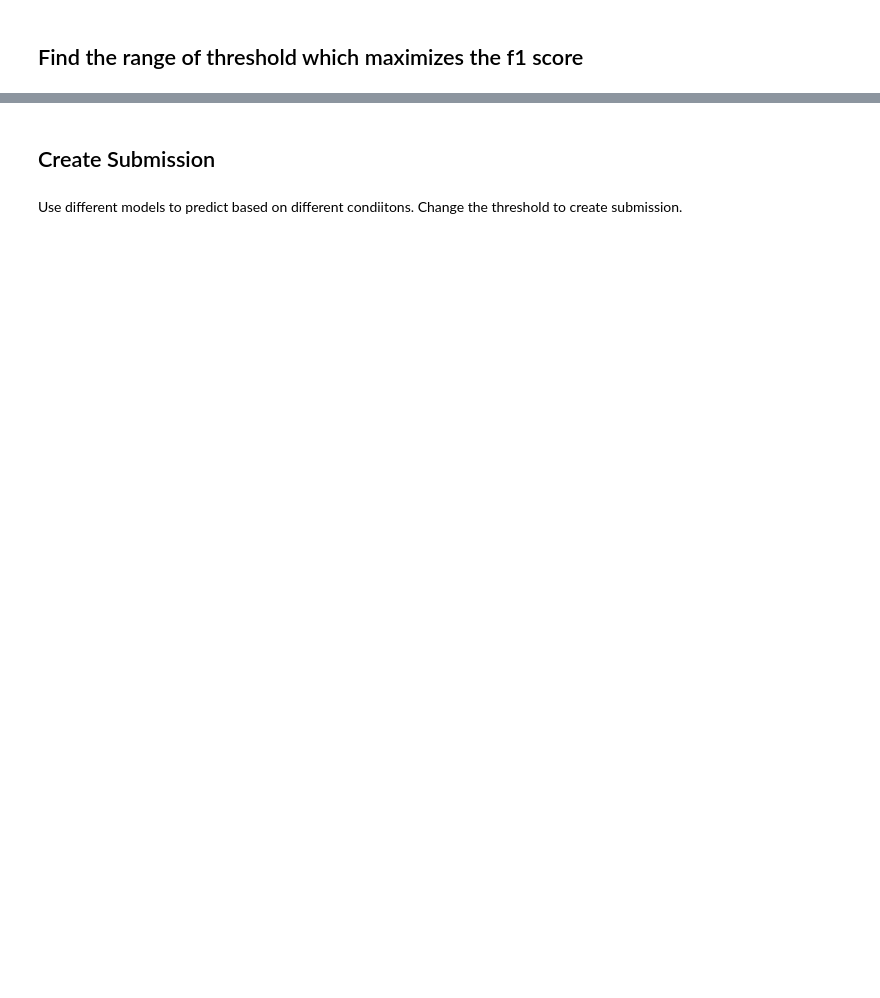
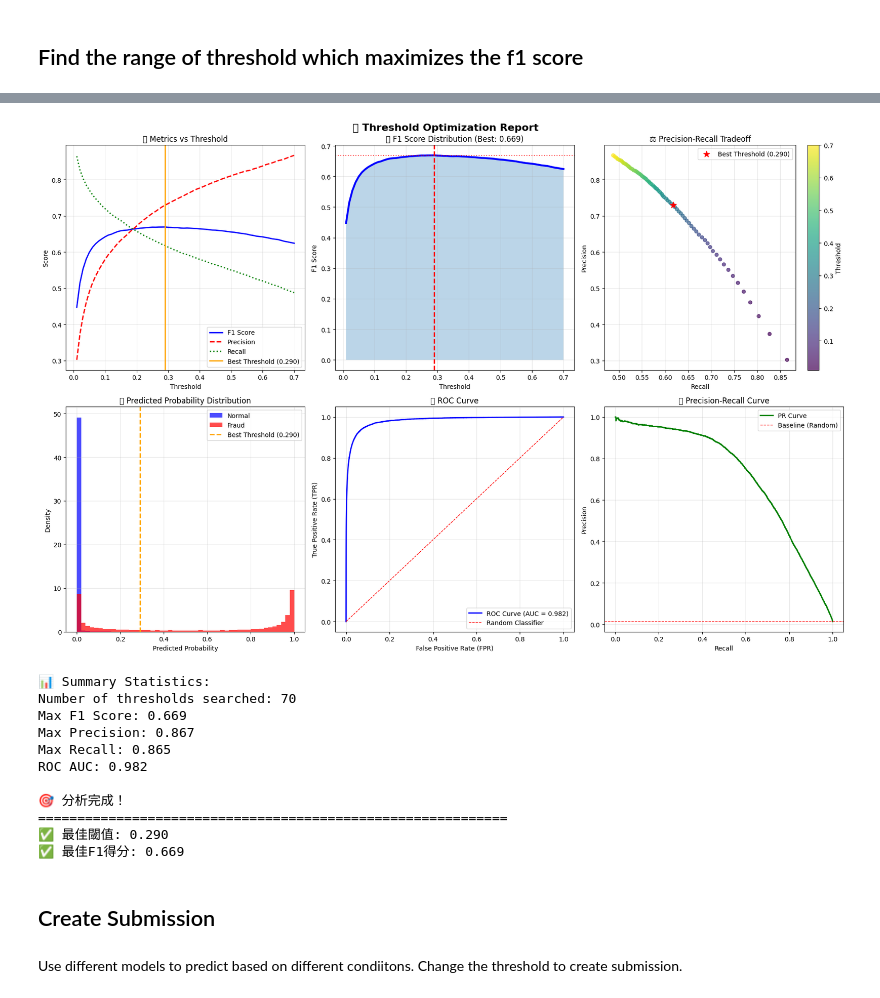
Before and after one commit to TimK38/Credit-card-fraud-detection, a Jupyter notebook: 1_main_lgbm.ipynb, the cells around one changed output, grey strips where cells are left out. Saved outputs shown, nothing was run; the diff lists cells and outputs as text; code cells hidden in the pictures; blank space fills up the shorter version.

```diff
--- a/1_main_lgbm.ipynb
+++ b/1_main_lgbm.ipynb
@@ -381,6 +339,6 @@ See the caveats in the documentation: http://pandas.pydata.org/pandas-docs/stabl
 # Special Model - Blacklist of Transaction Amount
 # %%
 input_features = base_features + [special_feautures[2]]
-X_train, y_train, groups, X_test = generate_X_y(df_train, df_test, label, input_features)
+X_train, y_train, groups, X_test = df_train[input_features], df_train[label], df_train['bacno_original'], df_test[input_features]
 X_train['conam_in_fraud_conam_list'].unique()
 # %% [output]
@@ -392,5 +346,5 @@ array([0, 1], dtype=int64)
 # %%
 lgbm = LGBM_Model(input_features)
-oof_preds_LGBM, df_sub_preds_LGBM, clf = lgbm.run(X_train, y_train, groups, X_test, lgbm.lgbm_averge_precision, n_splits = 10
-                                                 , model_name='Blacklist_of_Transaction_Amount')
+oof_preds_LGBM, df_sub_preds_LGBM, clf = lgbm.run(X_train, y_train, groups, X_test, lgbm.lgbm_averge_precision, n_splits = 3
+                                                 )
 # %% [output]
@@ -430,5 +374,5 @@ See the caveats in the documentation: http://pandas.pydata.org/pandas-docs/stabl
 # Special Model - Elapsed Day of First Fraudulent Transaction(if exist)
 # %%
 input_features = base_features + [special_feautures[3]]
-X_train, y_train, groups, X_test = generate_X_y(df_train, df_test, label, input_features)
-X_train['diff_with_first_fraud_locdt'].unique()
+X_train, y_train, groups, X_test = df_train[input_features], df_train[label], df_train['bacno_original'], df_test[input_features]
+#X_train['diff_with_first_fraud_locdt'].unique()
@@ -447,5 +379,5 @@ array([nan,  7.,  1., 12., 11., 14.,  9.,  2.,  5.,  8., 57.,  3., 15.,
 # %%
 lgbm = LGBM_Model(input_features)
 oof_preds_LGBM, df_sub_preds_LGBM, clf = lgbm.run(X_train, y_train, groups, X_test, lgbm.lgbm_averge_precision
-                                                  , n_splits = 10, model_name='First_Fraudulent_Transaction')
+                                                  , n_splits = 3)
 # %% [output]
@@ -510,0 +408,51 @@ for i in range(0,70):# train到這
+# %%
+#from util.threshold_optimization import find_optimal_threshold, quick_threshold_optimization
+
+def analyze_threshold_automatically(y_train, oof_predictions):
+    """
+    自動化閾值分析函數
+
+    參數：
+        y_train: 訓練集真實標籤
+        oof_predictions: 模型的out-of-fold預測結果
+
+    返回：
+        dict: 包含最佳閾值和分析結果
+    """
+
+    print("開始自動化閾值優化分析...")
+    print("=" * 60)
+
+    # 執行全面的閾值優化分析
+    result = find_optimal_threshold(
+        y_true=y_train,
+        y_pred_proba=oof_predictions,
+        threshold_range=(0.01, 0.70),  # 對應原來的 0-70%
+        step=0.01,  # 對應原來的 1% 步長
+        metric='f1',  # 優化F1得分
+        plot=True,  # 生成視覺化圖表
+        figsize=(18, 12)  # 大尺寸圖表
+    )
+
+    print("\n🎯 分析完成！")
+    print("=" * 60)
+
+    return result
+
+
+result = analyze_threshold_automatically(y_train, df_train['oof_base_model'])
+
+# 獲取最佳閾值
+best_threshold = result['best_threshold']
+best_f1_score = result['best_score']
+
+print(f"✅ 最佳閾值: {best_threshold:.3f}")
+print(f"✅ 最佳F1得分: {best_f1_score:.3f}")
+
+# # 方法3：優化不同指標
+# precision_result = find_optimal_threshold(y_train, df_train['oof_base_model'], metric='precision')
+# recall_result = find_optimal_threshold(y_train, df_train['oof_base_model'], metric='recall')
+
+# print(f"最佳精確率閾值: {precision_result['best_threshold']:.3f}")
+# print(f"最佳召回率閾值: {recall_result['best_threshold']:.3f}")
+# %% [output]
@@ -511,3 +476,15 @@ for i in range(0,70):# train到這
+[figure, added]
+📊 Summary Statistics:
+Number of thresholds searched: 70
+Max F1 Score: 0.669
+Max Precision: 0.867
+Max Recall: 0.865
+ROC AUC: 0.982
+
+🎯 分析完成！
+============================================================
+✅ 最佳閾值: 0.290
+✅ 最佳F1得分: 0.669
 # %% [markdown]
 ## Create Submission
 # %% [markdown]
```
Also changed, not shown: parts of 51 cells of this notebook, 28 other files.
